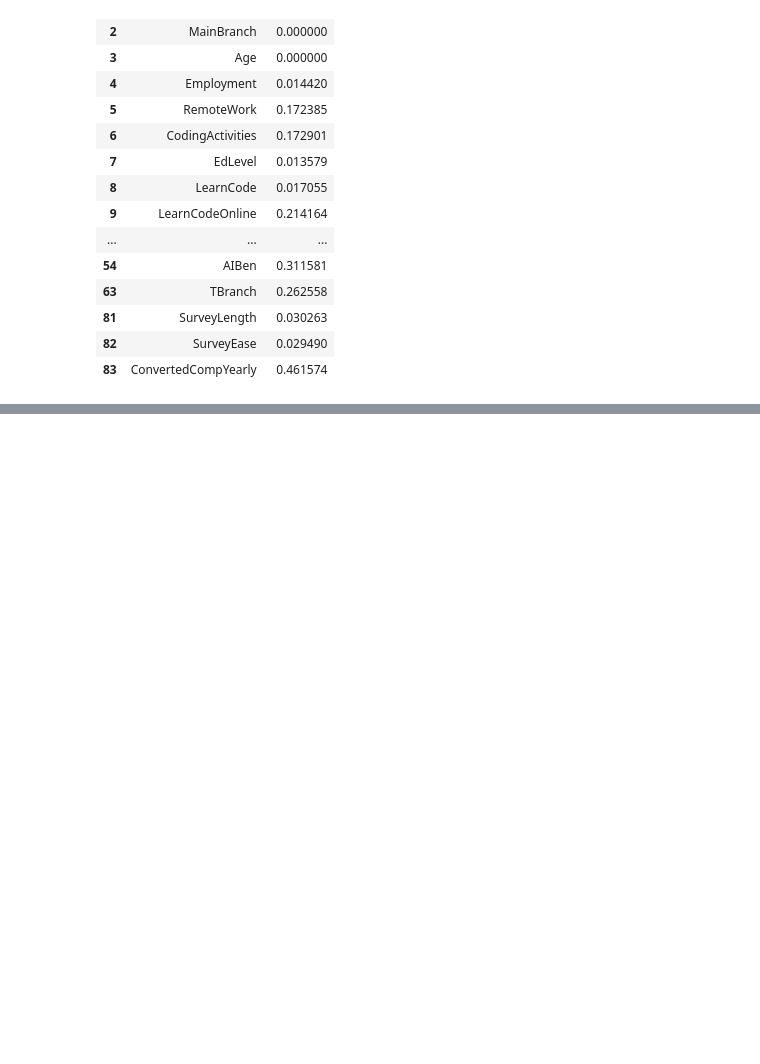
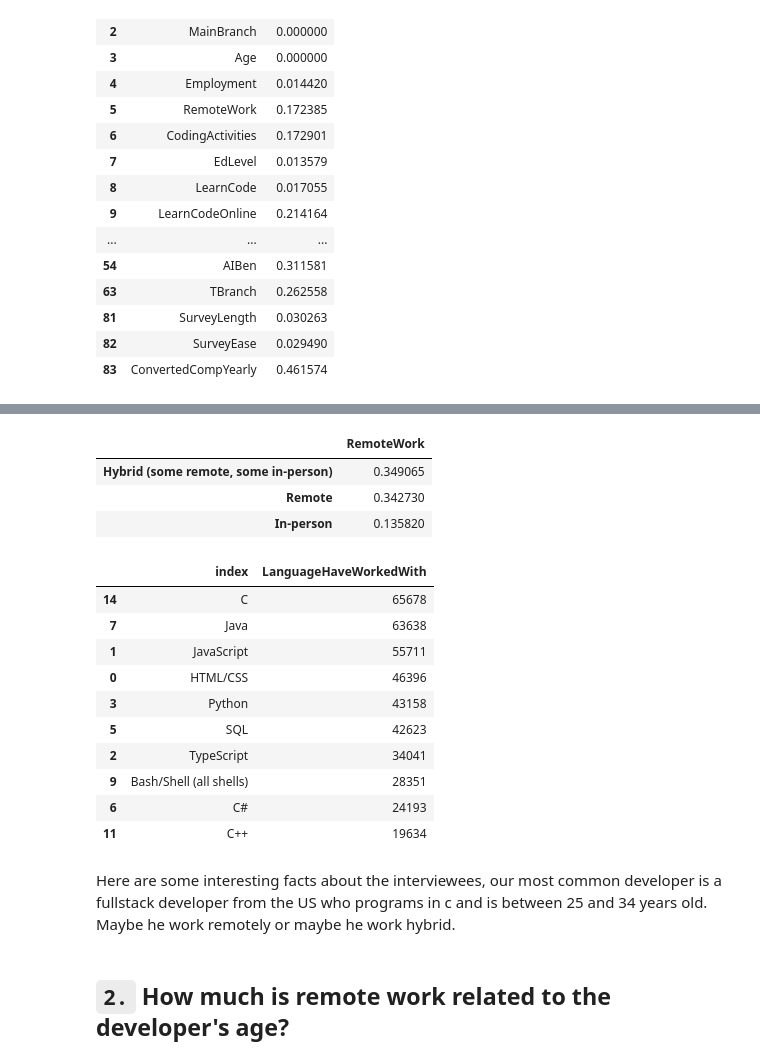
Before and after one commit to Rfroiz/survey-analysis, a Jupyter notebook: surveySTanalysis_remotework.ipynb, the cells around one changed output, grey strips where cells are left out. Cells and saved outputs as stored; diff of their text form; code cells hidden in the pictures; blank space fills up the shorter version.

```diff
--- a/surveySTanalysis_remotework.ipynb
+++ b/surveySTanalysis_remotework.ipynb
@@ -184,6 +93,15 @@ dfLanguageHaveWorkedWith.head()
 # %%
 def total_count(df, col1, col2, look_for):
+    '''
+    INPUT:
+    df - the pandas dataframe you want to search
+    col1 - the column name you want to look through
+    col2 - the column you want to count values from
+    look_for - a list of strings you want to search for in each row of df[col]
 
+    OUTPUT:
+    new_df - a dataframe of each look_for with the count of how often it shows up
+    '''
     new_df = defaultdict(int)
     for val in look_for:
         for idx in range(df.shape[0]):
@@ -357,0 +269,25 @@ plt.show()
+# %%
+dfwork_percent
+# %% [output]
+|  | RemoteWork |
+| Hybrid (some remote, some in-person) | 0.349065 |
+| Remote | 0.342730 |
+| In-person | 0.135820 |
+# %%
+dfLanguages.head(10)
+# %% [output]
+|  | index | LanguageHaveWorkedWith |
+| 14 | C | 65678 |
+| 7 | Java | 63638 |
+| 1 | JavaScript | 55711 |
+| 0 | HTML/CSS | 46396 |
+| 3 | Python | 43158 |
+| 5 | SQL | 42623 |
+| 2 | TypeScript | 34041 |
+| 9 | Bash/Shell (all shells) | 28351 |
+| 6 | C# | 24193 |
+| 11 | C++ | 19634 |
+# %% [markdown]
+Here are some interesting facts about the interviewees, our most common developer is a fullstack developer from the US who programs in c and is between 25 and 34 years old. Maybe he work remotely or maybe he work hybrid.
+# %% [markdown]
+## `2.` How much is remote work related to the developer's age?
```
Also changed, not shown: parts of 56 cells of this notebook, 1 other file.
